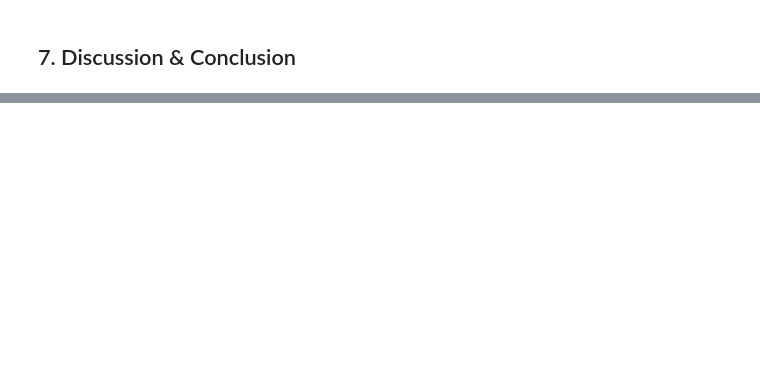
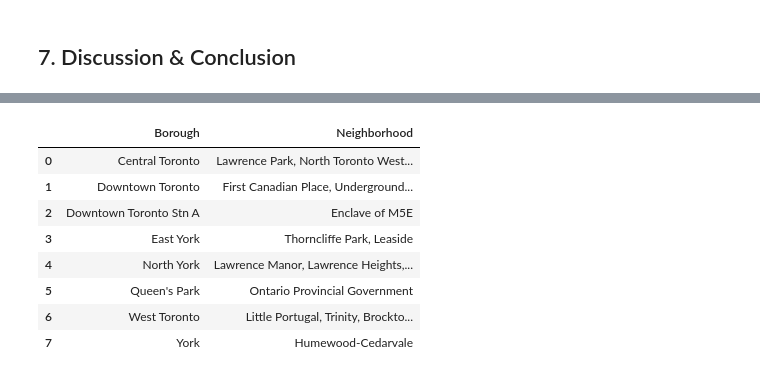
Before and after one commit to Enian22/Segmenting_and_Clustering_Neighborhoods_in_Toronto, a Jupyter notebook: Segmenting_and_Clustering_Neighborhoods_in_Toronto.ipynb, the cells around one changed output, grey strips where cells are left out. Drawn from its saved outputs; the diff is of its cells as text; code cells hidden in the pictures; blank space fills up the shorter version.

```diff
--- a/Segmenting_and_Clustering_Neighborhoods_in_Toronto.ipynb
+++ b/Segmenting_and_Clustering_Neighborhoods_in_Toronto.ipynb
@@ -653,0 +631,5 @@ clusters[5].iloc[:, 0:2]
+# %%
+cluster6_neighborhoods = (clusters[5].iloc[:, 0:2]).groupby('Borough').agg(lambda x: ', '.join(set(x))).reset_index()
+cluster6_total = [val for ls in cluster6_neighborhoods['Neighborhood'] for val in ls.split(",")]
+print("Total number of neighbourhoods in this cluster is {}".format(len(cluster6_total)))
+cluster6_neighborhoods.head()
@@ -760,0 +752,5 @@ clusters[9].iloc[:, 0:2]
+# %%
+cluster10_neighborhoods = (clusters[9].iloc[:, 0:2]).groupby('Borough').agg(lambda x: ', '.join(set(x))).reset_index()
+cluster10_total = [val for ls in cluster10_neighborhoods['Neighborhood'] for val in ls.split(",")]
+print("Total number of neighbourhoods in this cluster is {}".format(len(cluster10_total)))
+cluster10_neighborhoods.head()
@@ -774,0 +837,14 @@ common_plot[9]
+# %%
+water_signs = pd.concat([cluster3_neighborhoods, cluster6_neighborhoods, cluster10_neighborhoods], ignore_index=True)
+water_signs = (water_signs).groupby('Borough').agg(lambda x: ', '.join(set(x))).reset_index()
+water_signs
+# %% [output]
+|  | Borough | Neighborhood |
+| 0 | Central Toronto | Lawrence Park, North Toronto West... |
+| 1 | Downtown Toronto | First Canadian Place, Underground... |
+| 2 | Downtown Toronto Stn A | Enclave of M5E |
+| 3 | East York | Thorncliffe Park, Leaside |
+| 4 | North York | Lawrence Manor, Lawrence Heights,... |
+| 5 | Queen's Park | Ontario Provincial Government |
+| 6 | West Toronto | Little Portugal, Trinity, Brockto... |
+| 7 | York | Humewood-Cedarvale |
```
Also changed, not shown: parts of 80 cells of this notebook.
